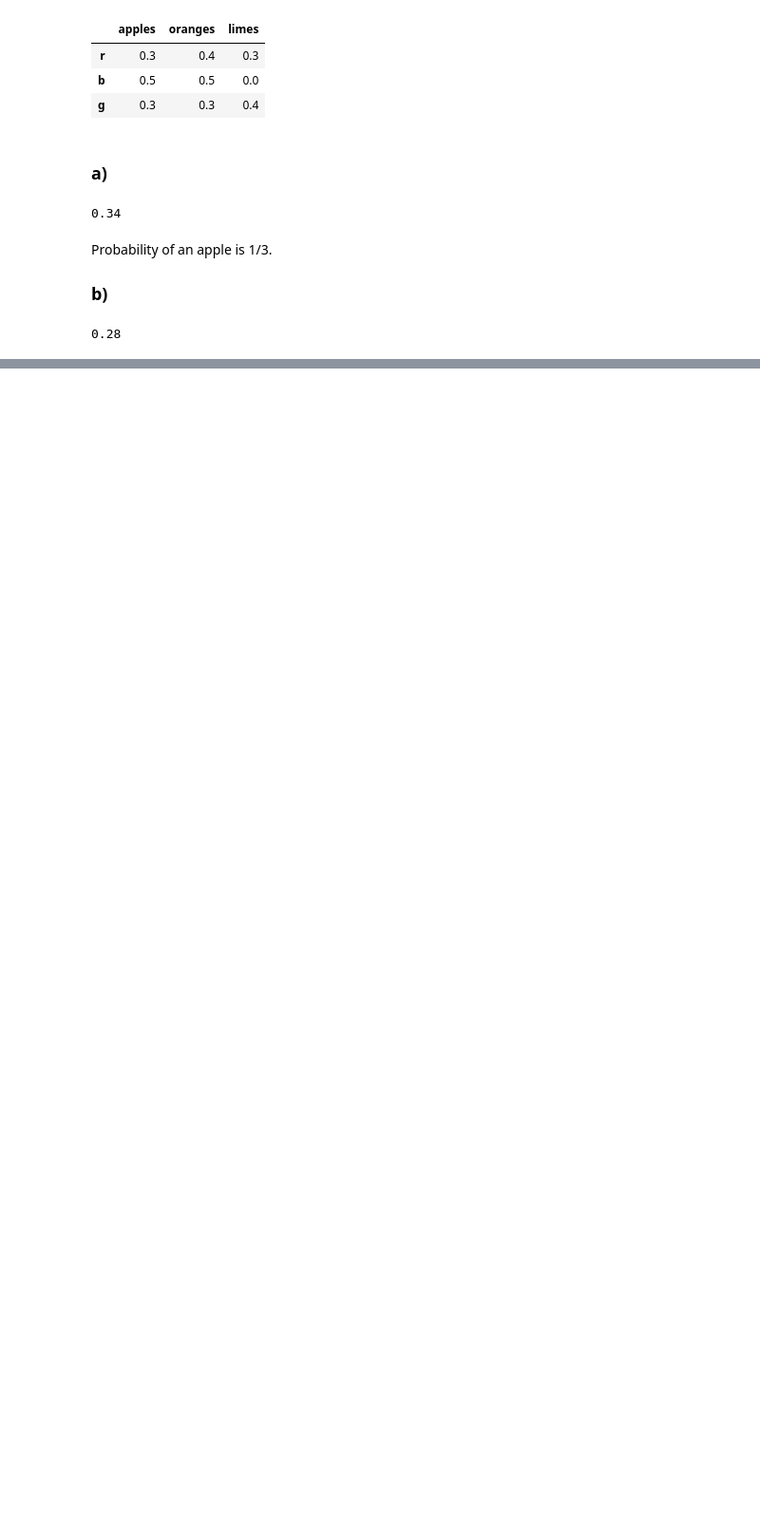
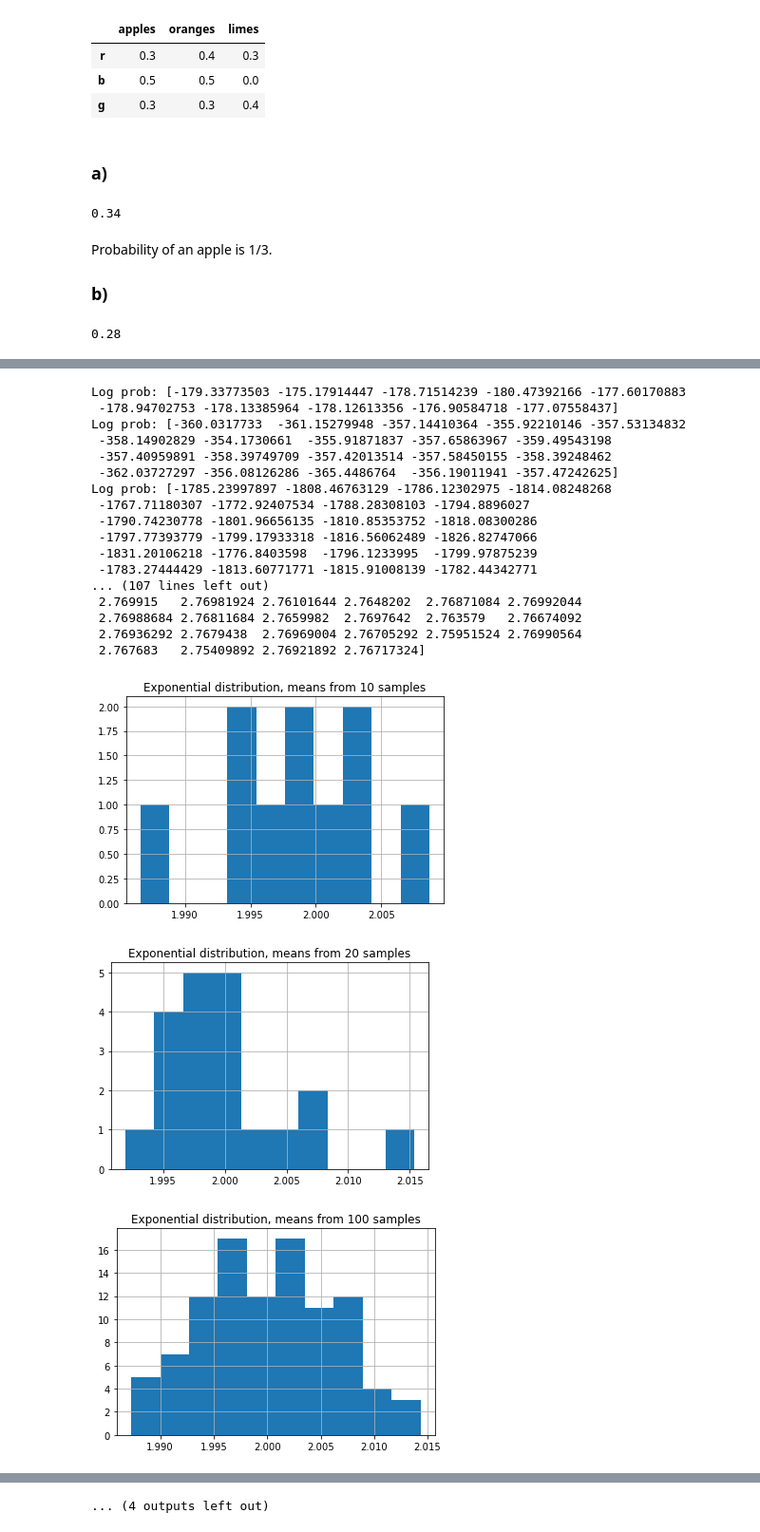
Before and after one commit to AnttiHaerkoenen/BAY1, a Jupyter notebook: exercise_1.ipynb, the cells around one changed output, grey strips where cells are left out. Shown at 95% size. Cells and saved outputs as stored; diff of their text form; code cells hidden in the pictures; blank space fills up the shorter version.

```diff
--- a/exercise_1.ipynb
+++ b/exercise_1.ipynb
@@ -1,6 +1,10 @@
 # %%
 import numpy as np
 import pandas as pd
+import matplotlib.pyplot as plt
+import tensorflow as tf
+import tensorflow_probability as tfp
+tfd = tfp.distributions
 # %% [markdown]
 # Exercises 1
 
@@ -156,0 +161,44 @@ posterior[1].round(2)
+# %%
+mu = 0.5
+sigma = 0.25
+
+distributions = {
+    'exponential': tfd.Exponential(np.repeat(mu, repeats=100_000)),
+    'normal': tfd.Normal(np.repeat(mu, repeats=100_000), scale=np.repeat(sigma, repeats=100_000)),
+    'poisson': tfd.Poisson(np.repeat(mu, repeats=100_000)),
+    'uniform': tfd.Uniform(np.repeat(0., repeats=100_000), np.repeat(1., repeats=100_000)),
+    'bernoulli': tfd.Bernoulli(probs=np.repeat(mu, repeats=100_000)),
+}
+
+for name, dist in distributions.items():
+    for n in 10, 20, 100:
+        sample = dist.sample(n).numpy()
+        means = pd.Series(sample.mean(axis=1))
+
+        log_prob = tfd.Normal(mu, np.sqrt(sigma**2 / n)).log_prob(means).numpy()
+        print(f"Log prob: {log_prob}")
+
+        fig = means.hist()
+        fig.set_title(f'{name.capitalize()} distribution, means from {n} samples')
+        plt.show()
+# %% [output]
+Log prob: [-179.33773503 -175.17914447 -178.71514239 -180.47392166 -177.60170883
+ -178.94702753 -178.13385964 -178.12613356 -176.90584718 -177.07558437]
+Log prob: [-360.0317733  -361.15279948 -357.14410364 -355.92210146 -357.53134832
+ -358.14902829 -354.1730661  -355.91871837 -357.65863967 -359.49543198
+ -357.40959891 -358.39749709 -357.42013514 -357.58450155 -358.39248462
+ -362.03727297 -356.08126286 -365.4486764  -356.19011941 -357.47242625]
+Log prob: [-1785.23997897 -1808.46763129 -1786.12302975 -1814.08248268
+ -1767.71180307 -1772.92407534 -1788.28308103 -1794.8896027
+ -1790.74230778 -1801.96656135 -1810.85353752 -1818.08300286
+ -1797.77393779 -1799.17933318 -1816.56062489 -1826.82747066
+ -1831.20106218 -1776.8403598  -1796.1233995  -1799.97875239
+ -1783.27444429 -1813.60771771 -1815.91008139 -1782.44342771
+... (107 lines left out)
+ 2.769915   2.76981924 2.76101644 2.7648202  2.76871084 2.76992044
+ 2.76988684 2.76811684 2.7659982  2.7697642  2.763579   2.76674092
+ 2.76936292 2.7679438  2.76969004 2.76705292 2.75951524 2.76990564
+ 2.767683   2.75409892 2.76921892 2.76717324]
+[figure, added]
+[figure, added]
+[figure, added]
@@ -156,0 +213 @@ posterior[1].round(2)
+... (4 outputs left out)
```
Also changed, not shown: parts of 14 cells of this notebook.
